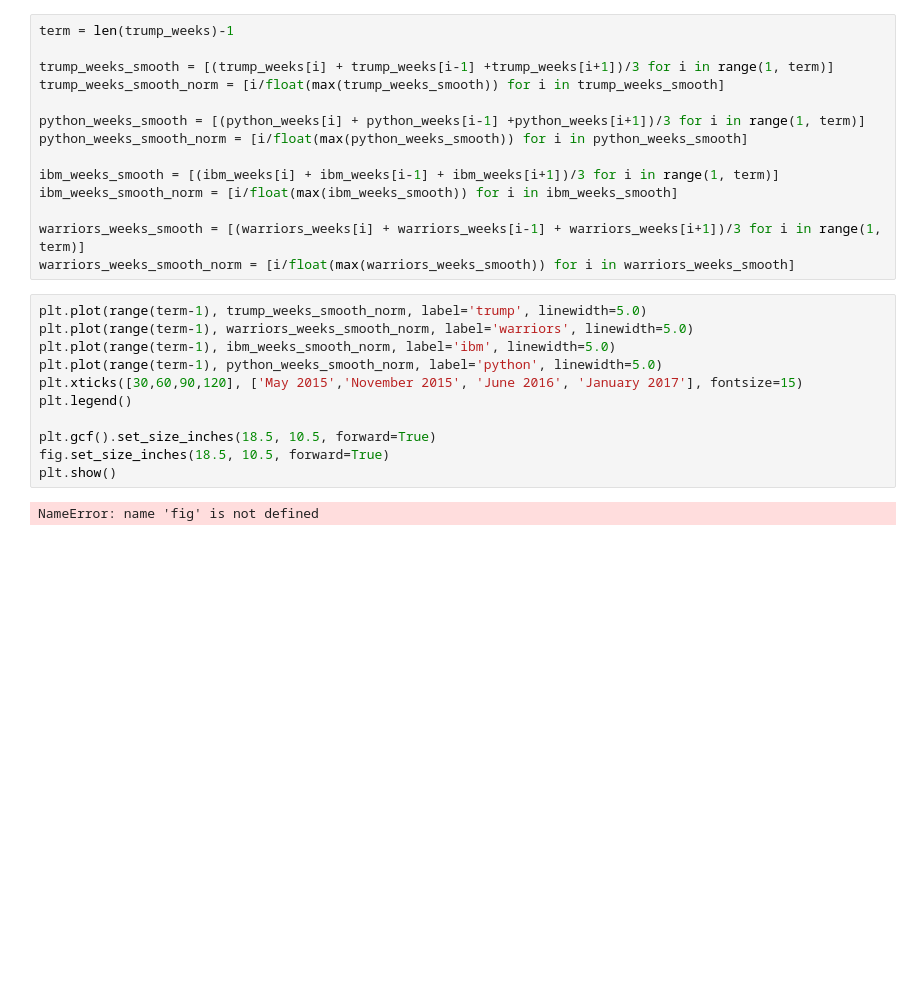
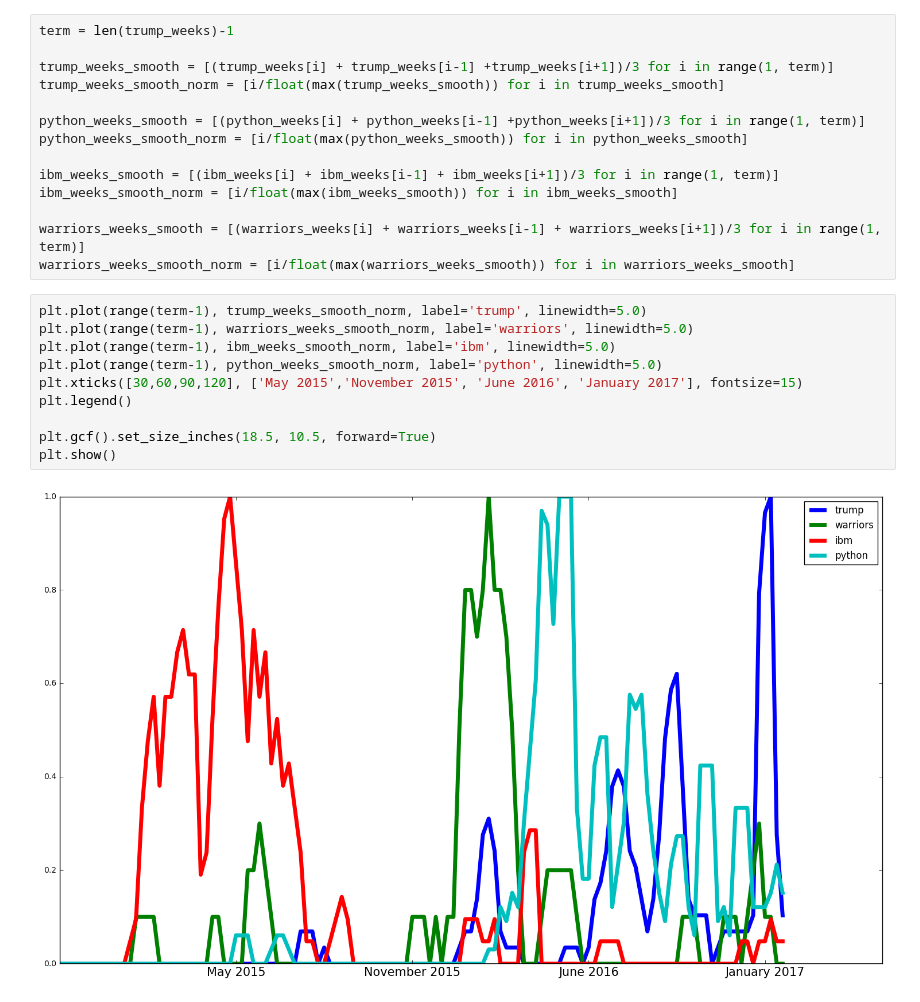
Before and after one commit to WalkerHarrison/Google_searches, a Jupyter notebook: google_searches.ipynb, the cells around one changed output. Drawn from its saved outputs; the diff is of its cells as text; blank space fills up the shorter version.

```diff
--- a/google_searches.ipynb
+++ b/google_searches.ipynb
@@ -104,13 +104,12 @@ warriors_weeks_smooth_norm = [i/float(max(warriors_weeks_smooth)) for i in warri
 # %%
 plt.plot(range(term-1), trump_weeks_smooth_norm, label='trump', linewidth=5.0)
 plt.plot(range(term-1), warriors_weeks_smooth_norm, label='warriors', linewidth=5.0)
 plt.plot(range(term-1), ibm_weeks_smooth_norm, label='ibm', linewidth=5.0)
 plt.plot(range(term-1), python_weeks_smooth_norm, label='python', linewidth=5.0)
 plt.xticks([30,60,90,120], ['May 2015','November 2015', 'June 2016', 'January 2017'], fontsize=15)
 plt.legend()
 
 plt.gcf().set_size_inches(18.5, 10.5, forward=True)
-fig.set_size_inches(18.5, 10.5, forward=True)
 plt.show()
 # %% [output]
-NameError: name 'fig' is not defined
+[figure, added]
```
